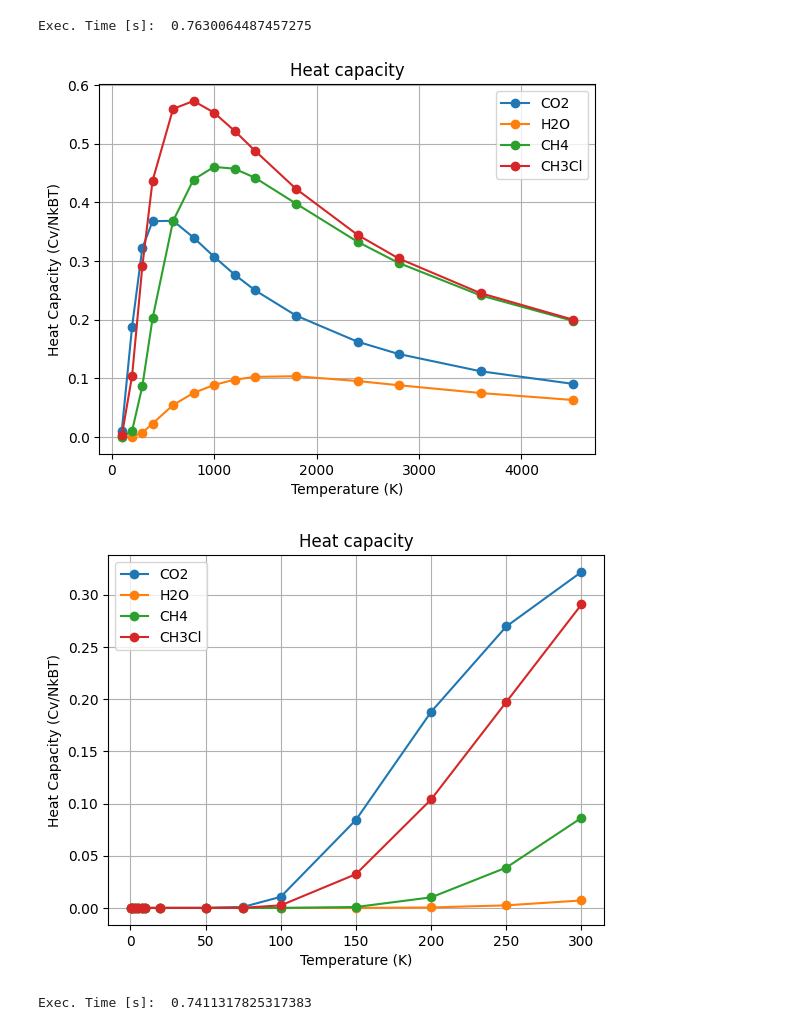
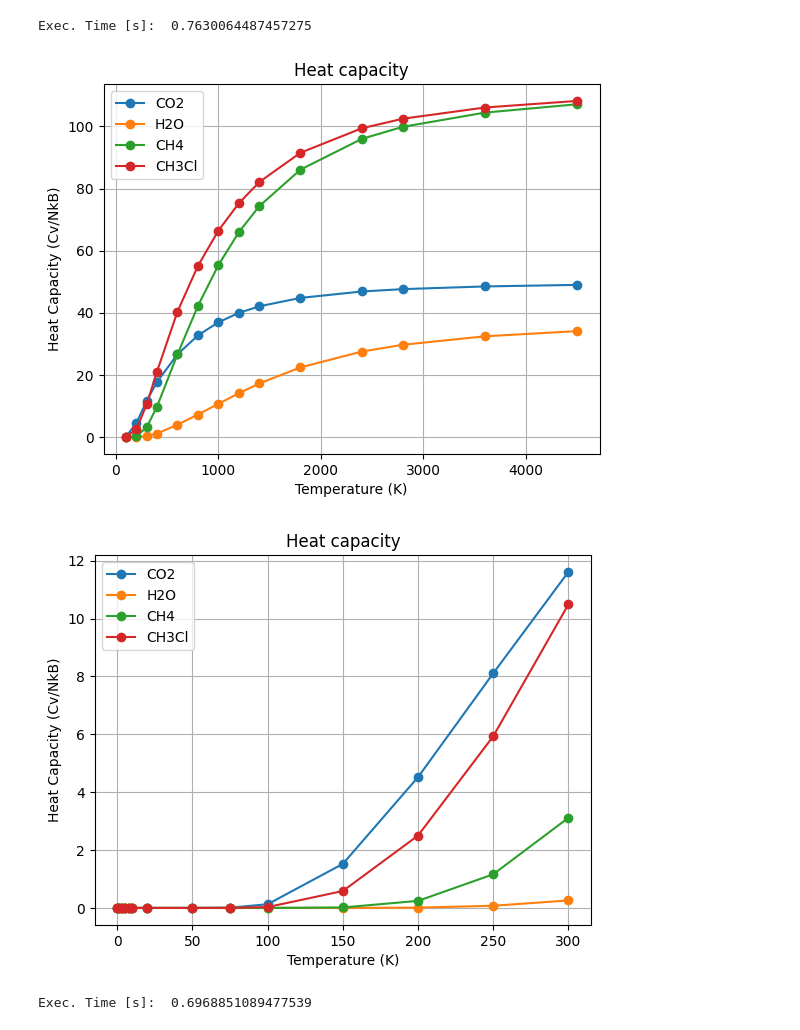
Before and after one commit to denny190/pchem_iv, a Jupyter notebook: Berdar_L04_qm_calc_freq.ipynb, the cells around one changed output. Drawn from its saved outputs; the diff is of its cells as text; code cells hidden in the pictures.

```diff
--- a/Berdar_L04_qm_calc_freq.ipynb
+++ b/Berdar_L04_qm_calc_freq.ipynb
@@ -341,8 +341,8 @@ def heat_capacity(Theta, T, linearity):
 
     for theta in Theta:
         cv_vib += (theta / T)**2 * np.exp(-theta / T) / (np.exp(-theta / T) - 1)**2
-    cv = ((3 * constants.gas_constant)/2) * cv_rot * (constants.Avogadro * constants.Boltzmann * cv_vib)
-    return cv/(constants.Boltzmann * constants.Avogadro * T)
+    cv = ((3 * constants.gas_constant)/2) * cv_rot * cv_vib
+    return cv/( constants.Boltzmann * constants.Avogadro)
 
 def plot_heat_capacity(molecule_data, temperatures):
     heat_capacity_data = {}
@@ -359,37 +359,37 @@ def plot_heat_capacity(molecule_data, temperatures):
         heat_capacity_data[molecule_name] = c_vib_plot
 
     for molecule_name, c_vib_values in heat_capacity_data.items():
         plt.plot(temperatures, c_vib_values, marker='o', label=molecule_name)
 
     plt.legend()
     plt.grid(True)
     plt.xlabel('Temperature (K)')
-    plt.ylabel('Heat Capacity (Cv/NkBT)')
+    plt.ylabel('Heat Capacity (Cv/NkB)')
     plt.title('Heat capacity')
     plt.show()
 
 molecules = {
     "CO2": [984.86, 984.86, 1999.48, 3502.99],
     "H2O": [2414.6, 5575.9, 5724.61],
     "CH4": [1950.58, 1951.06, 1951.4, 2274.77, 2274.86, 4391.22, 4559.39, 4559.87, 4560.12],
     "CH3Cl": [1088.10, 1500.74, 1501.37, 2016.70, 2167.14, 2167.86, 4460.76, 4604.56, 4605.03]
 }
 
 high_temperatures = [
     100, 200, 300, 400, 600, 800, 1000, 1200, 1400,
     1800, 2400, 2800, 3600, 4500
 ]
 
 low_temperatures = [ 0.1, 1, 3, 5, 8, 10, 20, 50, 75, 100, 150, 200, 250, 300]
 
 plot_heat_capacity(molecules, high_temperatures)
 plot_heat_capacity(molecules, low_temperatures)
 
 print("Exec. Time [s]: ", time.time() - start)
 # %% [output]
-[figure, old version]
+[figure, new version]
-[figure, old version]
+[figure, new version]
-Exec. Time [s]:  0.7411317825317383
+Exec. Time [s]:  0.6968851089477539
 # %%
 import time
 import numpy as np
```
Also changed, not shown: parts of 2 cells of this notebook.
